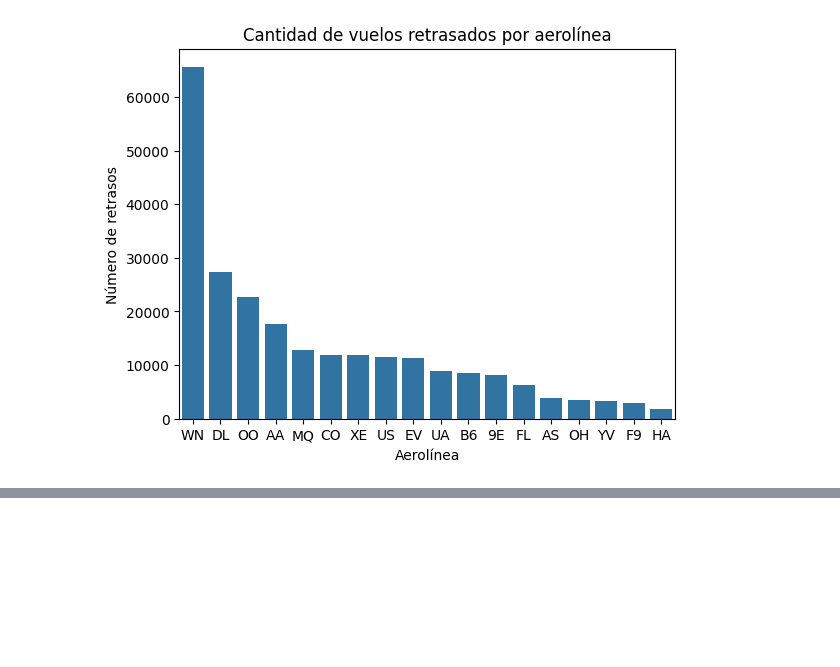
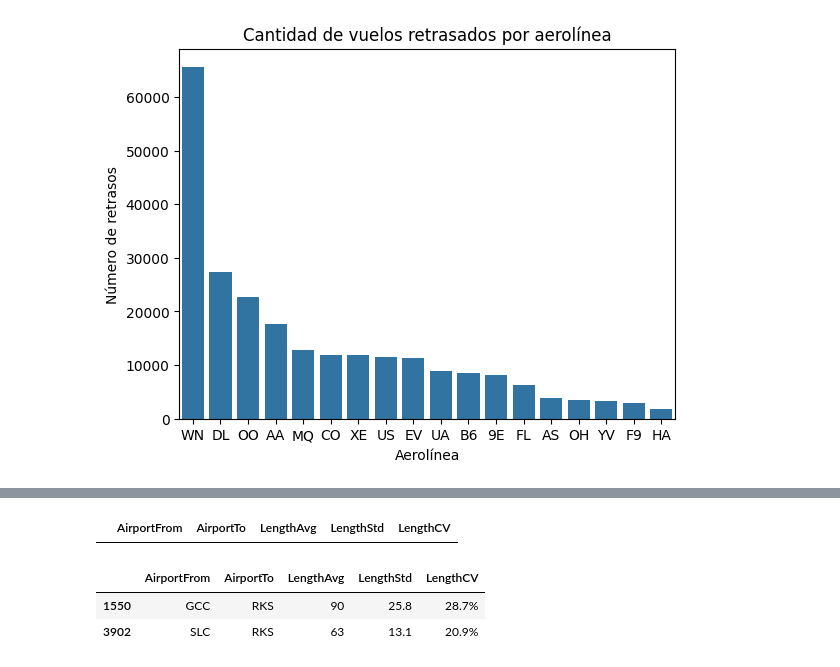
Before and after one commit to Sts87/FlightOnTime, a Jupyter notebook: FlightOnTime-Analisis.ipynb, the cells around one changed output, grey strips where cells are left out. Cells and saved outputs as stored; diff of their text form; code cells hidden in the pictures; blank space fills up the shorter version.

```diff
--- a/FlightOnTime-Analisis.ipynb
+++ b/FlightOnTime-Analisis.ipynb
@@ -217,0 +227,18 @@ plt.show()
+# %%
+# Verificar variabilidad entre origen-destino
+# -CV < 30%: se sugiere datos homogeneos
+# -Solo 'GCC-RKS', 'SLC-RKS' tienen variabilidad entre 20-30%
+# -Nota: NaN devuelve para casos con solo una observacion
+df2 = df.groupby(['AirportFrom', 'AirportTo']).agg(LengthAvg=('Length', 'mean'), LengthStd=('Length', 'std'), LengthCV=('Length', lambda x: x.std()/x.mean())) \
+        .reset_index() \
+        .sort_values('LengthStd', ascending=False)
+# %%
+df2[df2['LengthCV'] >= 0.3].style.format({'LengthAvg': '{:,.0f}', 'LengthStd': '{:,.1f}', 'LengthCV': '{:.1%}'})
+# %% [output]
+|  | AirportFrom | AirportTo | LengthAvg | LengthStd | LengthCV |
+# %%
+df2[df2['LengthCV'] > 0.2].style.format({'LengthAvg': '{:,.0f}', 'LengthStd': '{:,.1f}', 'LengthCV': '{:.1%}'})
+# %% [output]
+|  | AirportFrom | AirportTo | LengthAvg | LengthStd | LengthCV |
+| 1550 | GCC | RKS | 90 | 25.8 | 28.7% |
+| 3902 | SLC | RKS | 63 | 13.1 | 20.9% |
```
Also changed, not shown: parts of 2 cells of this notebook.
